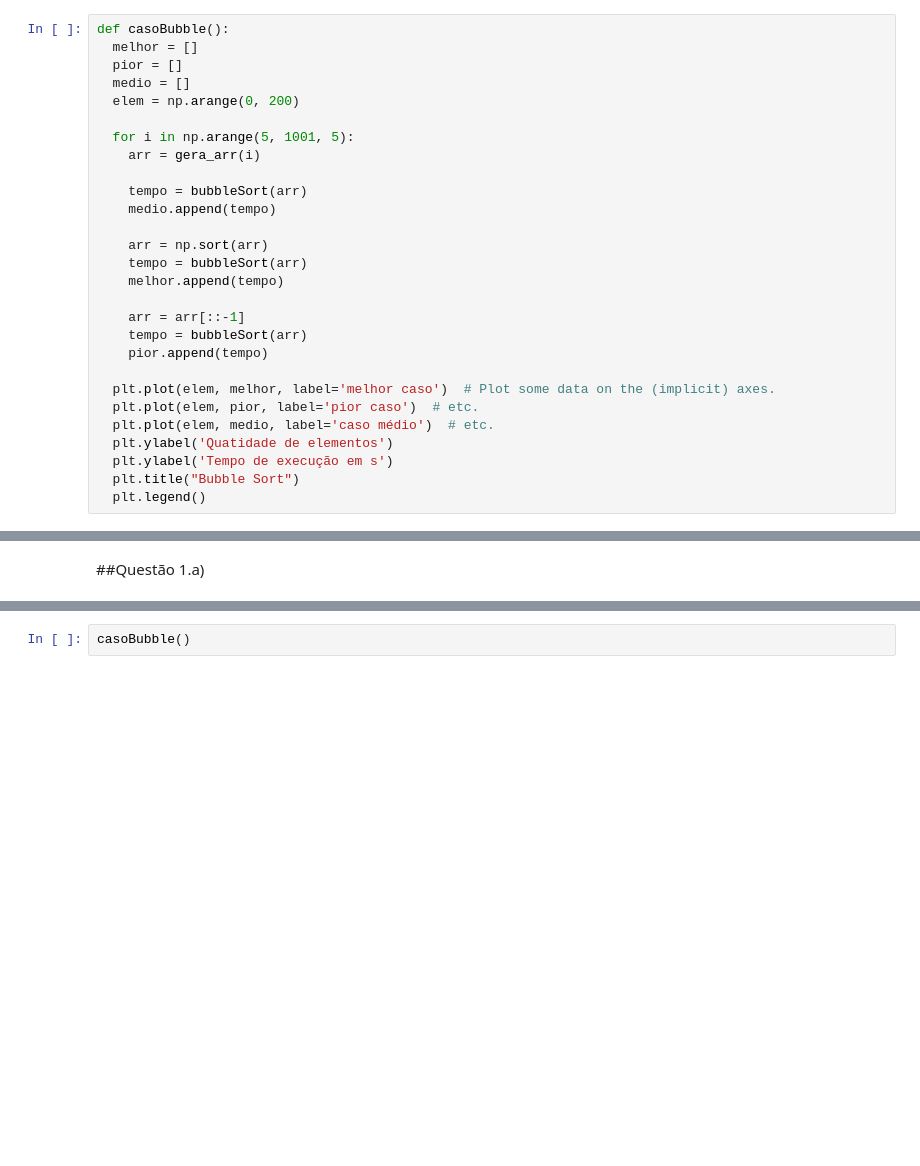
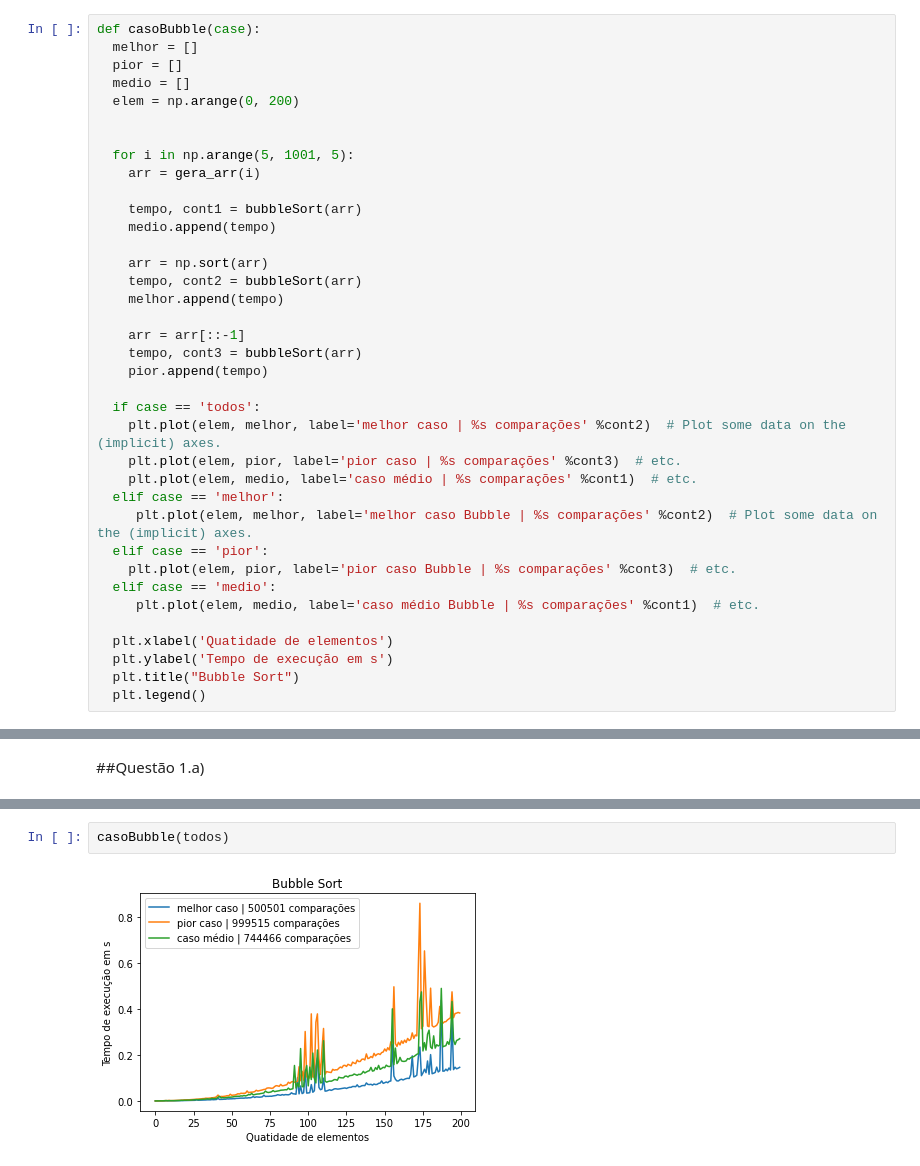
Before and after one commit to luizeduardo7/luizeduardo7, a Jupyter notebook: EFC1_GCC_253.ipynb, the cells around one changed output, grey strips where cells are left out. Drawn from its saved outputs; the diff is of its cells as text; blank space fills up the shorter version.

```diff
--- a/EFC1_GCC_253.ipynb
+++ b/EFC1_GCC_253.ipynb
@@ -221,30 +251,39 @@ casoSelection()
 # %% [markdown]
 ##  Bubble Sort
 # %%
-def casoBubble():
+def casoBubble(case):
   melhor = []
   pior = []
   medio = []
   elem = np.arange(0, 200)
 
+
   for i in np.arange(5, 1001, 5):
     arr = gera_arr(i)
 
-    tempo = bubbleSort(arr)
+    tempo, cont1 = bubbleSort(arr)
     medio.append(tempo)
 
     arr = np.sort(arr)
-    tempo = bubbleSort(arr)
+    tempo, cont2 = bubbleSort(arr)
     melhor.append(tempo)
 
     arr = arr[::-1]
-    tempo = bubbleSort(arr)
+    tempo, cont3 = bubbleSort(arr)
     pior.append(tempo)
 
-  plt.plot(elem, melhor, label='melhor caso')  # Plot some data on the (implicit) axes.
-  plt.plot(elem, pior, label='pior caso')  # etc.
-  plt.plot(elem, medio, label='caso médio')  # etc.
-  plt.ylabel('Quatidade de elementos')
+  if case == 'todos':
+    plt.plot(elem, melhor, label='melhor caso | %s comparações' %cont2)  # Plot some data on the (implicit) axes.
+    plt.plot(elem, pior, label='pior caso | %s comparações' %cont3)  # etc.
+    plt.plot(elem, medio, label='caso médio | %s comparações' %cont1)  # etc.
+  elif case == 'melhor':
+     plt.plot(elem, melhor, label='melhor caso Bubble | %s comparações' %cont2)  # Plot some data on the (implicit) axes.
+  elif case == 'pior':
+    plt.plot(elem, pior, label='pior caso Bubble | %s comparações' %cont3)  # etc.
+  elif case == 'medio':
+     plt.plot(elem, medio, label='caso médio Bubble | %s comparações' %cont1)  # etc.
+
+  plt.xlabel('Quatidade de elementos')
   plt.ylabel('Tempo de execução em s')
   plt.title("Bubble Sort")
   plt.legend()
@@ -414,3 +468,5 @@ casoInsert()
 # %%
-casoBubble()
+casoBubble(todos)
+# %% [output]
+[figure, added]
 # %%
```
Also changed, not shown: parts of 37 cells of this notebook.
